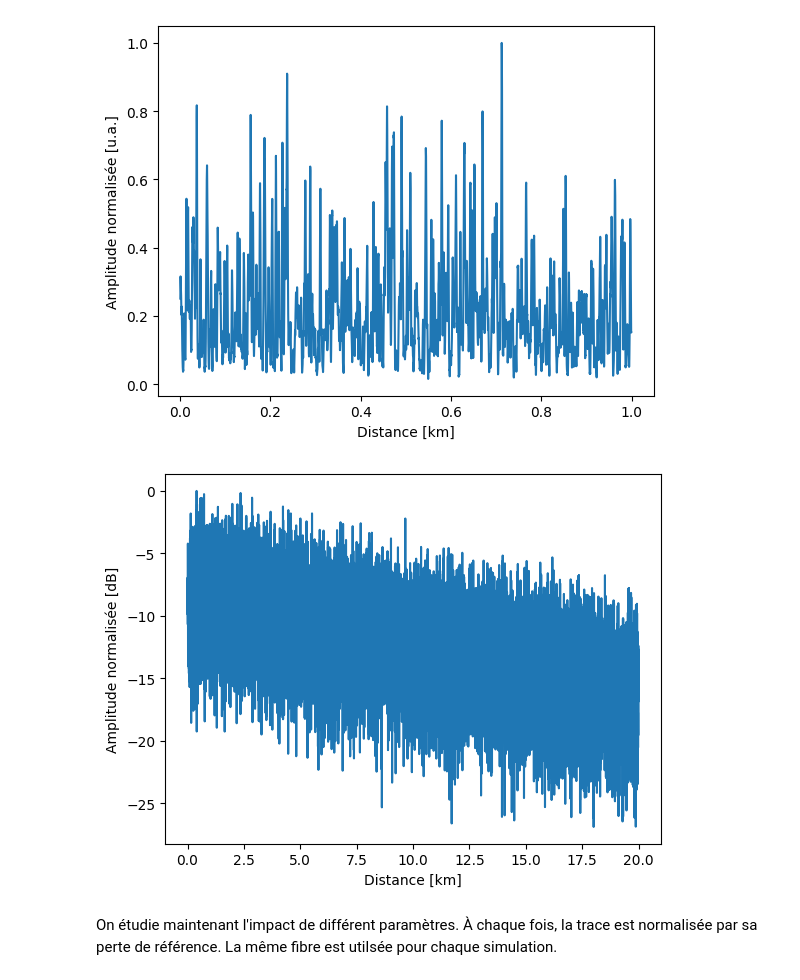
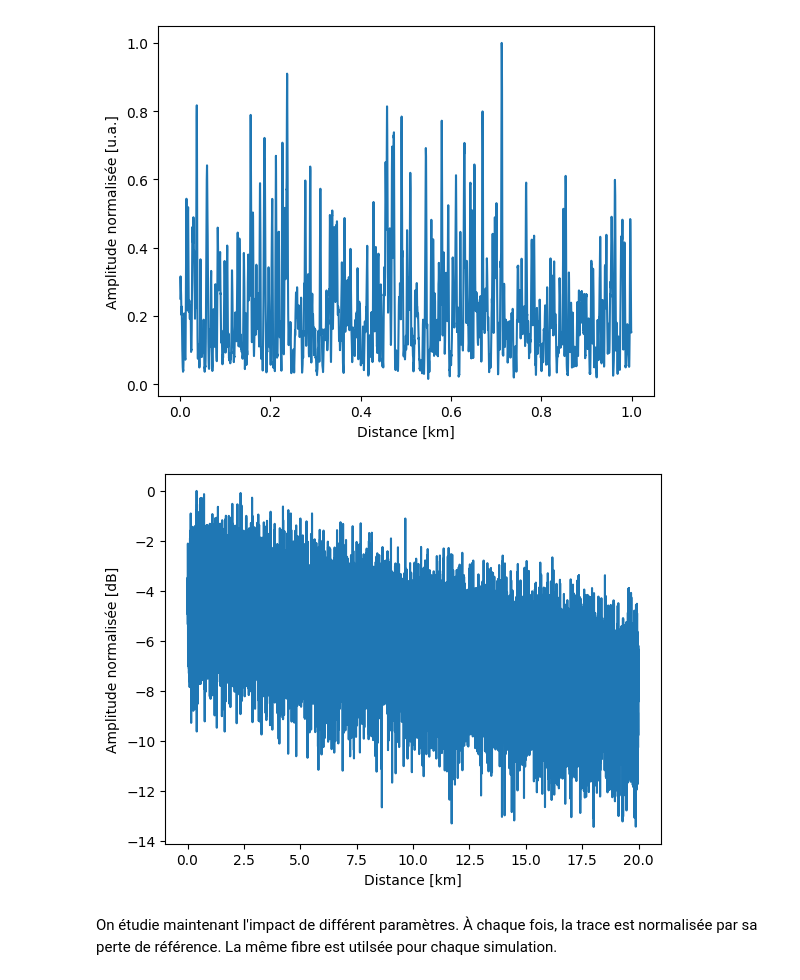
Before and after one commit to lbelangers/SS-Kapany, a Jupyter notebook: src/ssrayleigh/figures.ipynb, the cells around one changed output. Drawn from its saved outputs; the diff is of its cells as text; code cells hidden in the pictures.

```diff
--- a/src/ssrayleigh/figures.ipynb
+++ b/src/ssrayleigh/figures.ipynb
@@ -111,13 +111,13 @@ sine_pulse = omod.get_sine_rectangular_pulse(pulse_width, time, rise_time)
 long_signal = detector.detect(backscatterer(source, new_fiber, sine_pulse), new_fiber.segment_duration, source.normalized_lineshape)
 long_z = detector.crop_to_bandwidth(new_fiber.segment_locations, new_fiber.segment_duration)
 # %%
-plt.plot(long_z * 1e-3, 10*np.log10(long_signal / long_signal.max()))
+plt.plot(long_z * 1e-3, 5*np.log10(long_signal / long_signal.max()))
 plt.xlabel("Distance [km]")
 plt.ylabel("Amplitude normalisée [dB]")
 plt.savefig(figfolder + "initial_trace_20km.pdf")
 plt.show()
 # %% [output]
-[figure, old version]
+[figure, new version]
 # %% [markdown]
 On étudie maintenant l'impact de différent paramètres. À chaque fois, la trace est normalisée par sa perte de référence. La même fibre est utilsée pour chaque simulation.
 # %%
```
Also changed, not shown: 1 other file.
